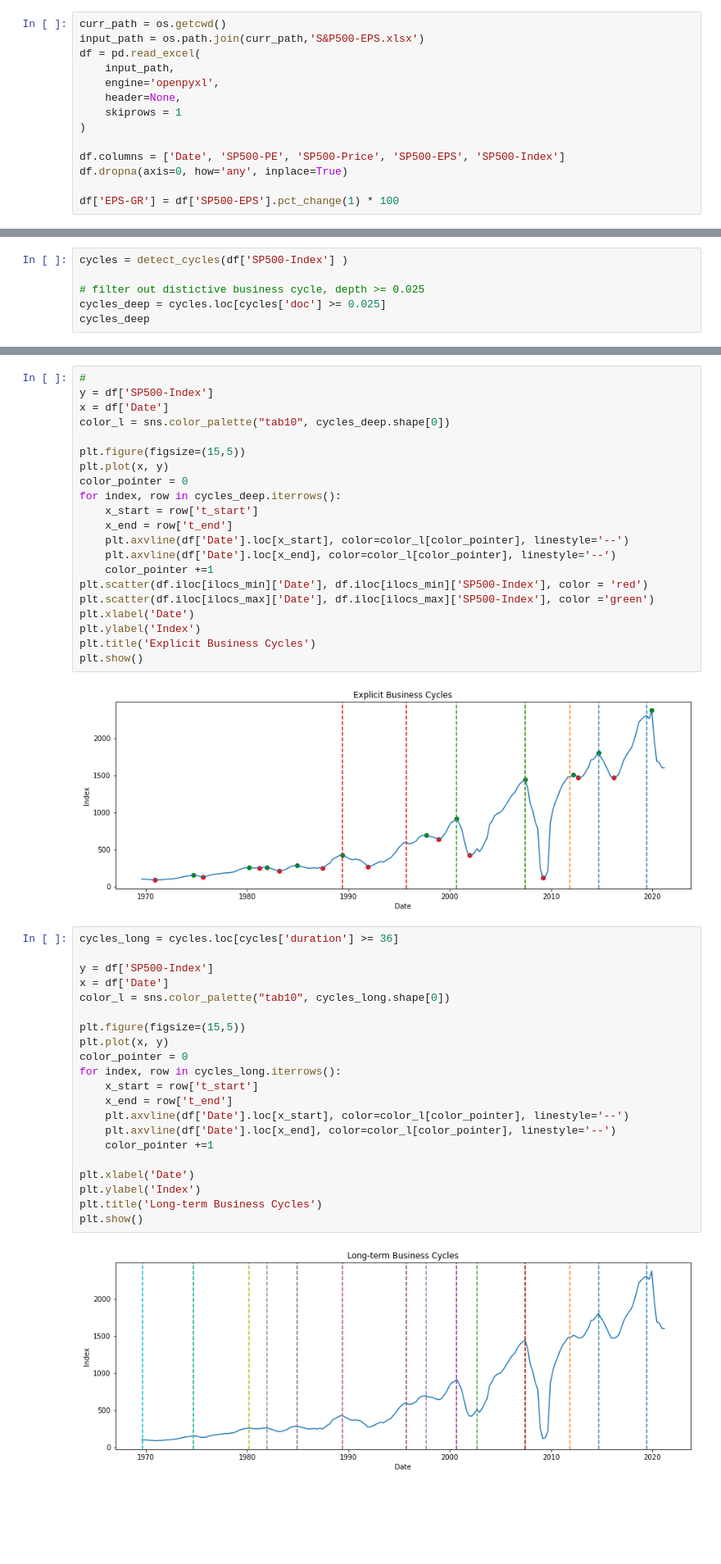
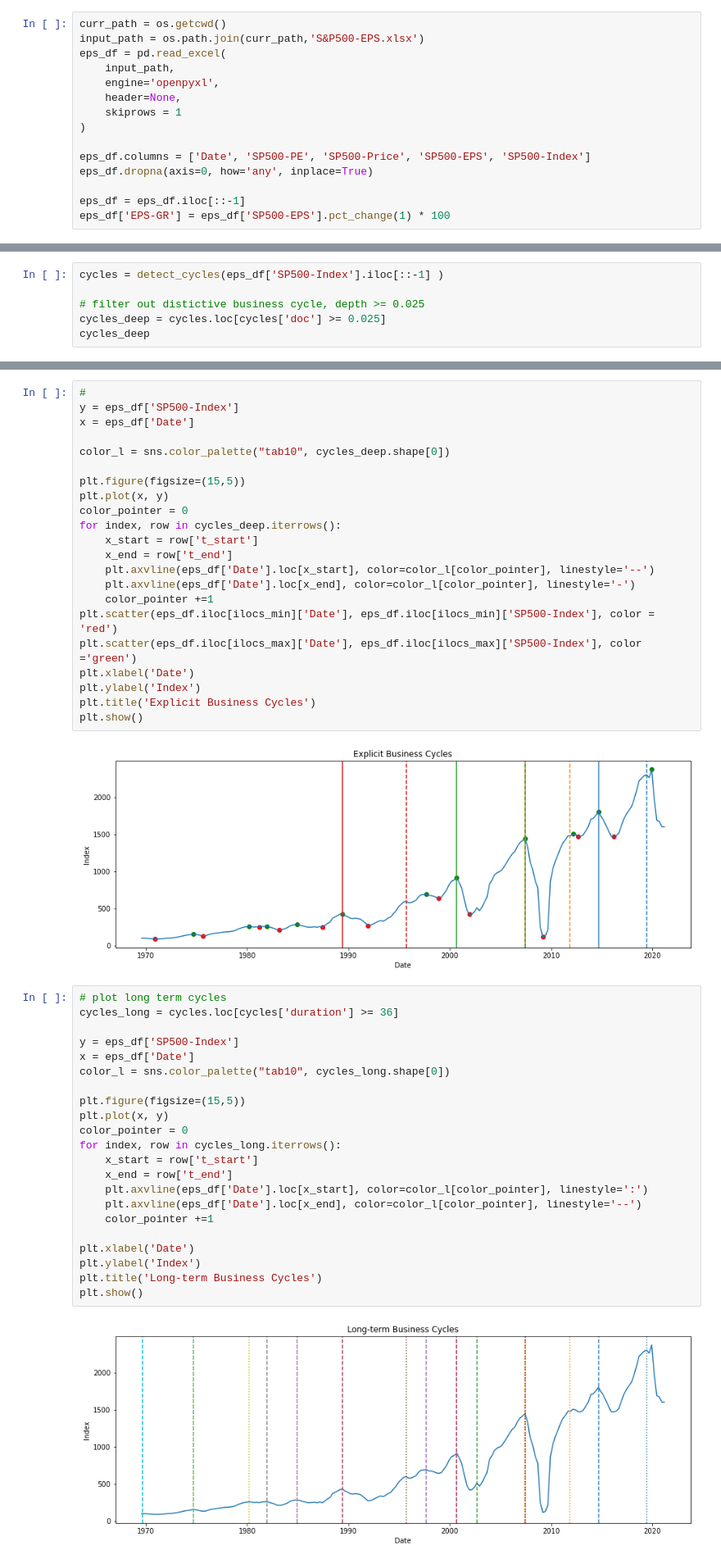
Before and after one commit to chenxd2/DSI-KPMG-Capstone, a Jupyter notebook: Target Variable Visualization.ipynb, the cells around one changed output, grey strips where cells are left out. Shown at 82% size. Saved outputs shown, nothing was run; the diff lists cells and outputs as text; blank space fills up the shorter version.

```diff
--- a/Target Variable Visualization.ipynb
+++ b/Target Variable Visualization.ipynb
@@ -17,15 +17,16 @@ warnings.filterwarnings('ignore')
 # %%
 curr_path = os.getcwd()
 input_path = os.path.join(curr_path,'S&P500-EPS.xlsx')
-df = pd.read_excel(
+eps_df = pd.read_excel(
     input_path,
     engine='openpyxl',
     header=None,
     skiprows = 1
 )
 
-df.columns = ['Date', 'SP500-PE', 'SP500-Price', 'SP500-EPS', 'SP500-Index']
-df.dropna(axis=0, how='any', inplace=True)
+eps_df.columns = ['Date', 'SP500-PE', 'SP500-Price', 'SP500-EPS', 'SP500-Index']
+eps_df.dropna(axis=0, how='any', inplace=True)
 
-df['EPS-GR'] = df['SP500-EPS'].pct_change(1) * 100
+eps_df = eps_df.iloc[::-1]
+eps_df['EPS-GR'] = eps_df['SP500-EPS'].pct_change(1) * 100
 # %%
@@ -65,7 +66,7 @@ trough_date = df.iloc[ilocs_max]['Date']
 # %% [markdown]
 ## Find Cycle(Short term contraction, Long term growth, irregular)
 # %%
-cycles = detect_cycles(df['SP500-Index'] )
+cycles = detect_cycles(eps_df['SP500-Index'].iloc[::-1] )
 
 # filter out distictive business cycle, depth >= 0.025
 cycles_deep = cycles.loc[cycles['doc'] >= 0.025]
@@ -78,8 +79,9 @@ cycles_deep
 | 14 | 306 | 381 | 351 | 0.068804 | 75 |
 # %%
 #
-y = df['SP500-Index']
-x = df['Date']
+y = eps_df['SP500-Index']
+x = eps_df['Date']
+
 color_l = sns.color_palette("tab10", cycles_deep.shape[0])
 
 plt.figure(figsize=(15,5))
@@ -88,11 +90,11 @@ color_pointer = 0
 for index, row in cycles_deep.iterrows():
     x_start = row['t_start']
     x_end = row['t_end']
-    plt.axvline(df['Date'].loc[x_start], color=color_l[color_pointer], linestyle='--')
-    plt.axvline(df['Date'].loc[x_end], color=color_l[color_pointer], linestyle='--')
+    plt.axvline(eps_df['Date'].loc[x_start], color=color_l[color_pointer], linestyle='--')
+    plt.axvline(eps_df['Date'].loc[x_end], color=color_l[color_pointer], linestyle='-')
     color_pointer +=1
-plt.scatter(df.iloc[ilocs_min]['Date'], df.iloc[ilocs_min]['SP500-Index'], color = 'red')
-plt.scatter(df.iloc[ilocs_max]['Date'], df.iloc[ilocs_max]['SP500-Index'], color ='green')
+plt.scatter(eps_df.iloc[ilocs_min]['Date'], eps_df.iloc[ilocs_min]['SP500-Index'], color = 'red')
+plt.scatter(eps_df.iloc[ilocs_max]['Date'], eps_df.iloc[ilocs_max]['SP500-Index'], color ='green')
 plt.xlabel('Date')
 plt.ylabel('Index')
 plt.title('Explicit Business Cycles')
@@ -100,28 +102,29 @@ plt.show()
 # %% [output]
 [figure]
 # %%
+# plot long term cycles
 cycles_long = cycles.loc[cycles['duration'] >= 36]
 
-y = df['SP500-Index']
-x = df['Date']
+y = eps_df['SP500-Index']
+x = eps_df['Date']
 color_l = sns.color_palette("tab10", cycles_long.shape[0])
 
 plt.figure(figsize=(15,5))
 plt.plot(x, y)
 color_pointer = 0
 for index, row in cycles_long.iterrows():
     x_start = row['t_start']
     x_end = row['t_end']
-    plt.axvline(df['Date'].loc[x_start], color=color_l[color_pointer], linestyle='--')
-    plt.axvline(df['Date'].loc[x_end], color=color_l[color_pointer], linestyle='--')
+    plt.axvline(eps_df['Date'].loc[x_start], color=color_l[color_pointer], linestyle=':')
+    plt.axvline(eps_df['Date'].loc[x_end], color=color_l[color_pointer], linestyle='--')
     color_pointer +=1
 
 plt.xlabel('Date')
 plt.ylabel('Index')
 plt.title('Long-term Business Cycles')
 plt.show()
 # %% [output]
-[figure, old version]
+[figure, new version]
 # %%
 # import us gdp data
 curr_path = os.getcwd()
```
Also changed, not shown: parts of 7 cells of this notebook.
